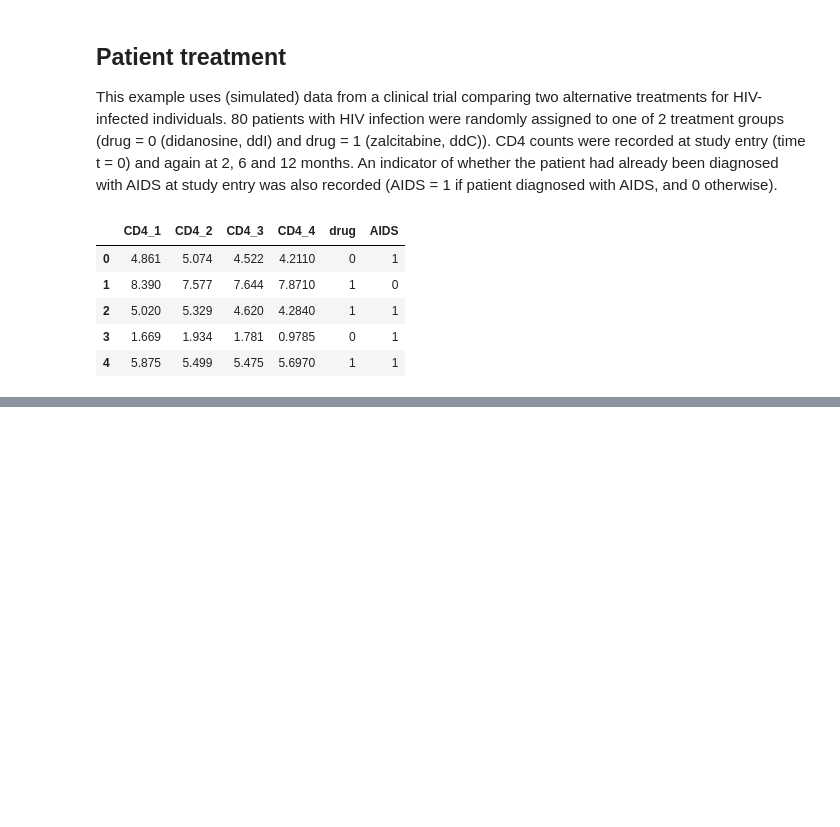
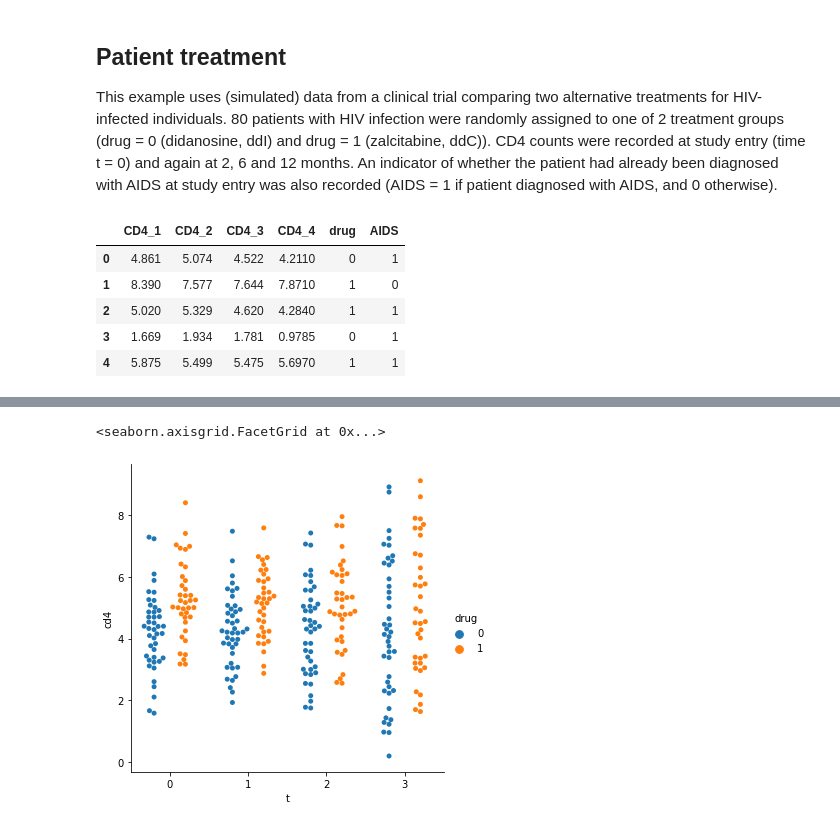
Before and after one commit to violafanfani/small_data, a Jupyter notebook: notebooks/notebook2_hierarchical_modeling_viola.ipynb, the cells around one changed output, grey strips where cells are left out. Cells and saved outputs as stored; diff of their text form; code cells hidden in the pictures; blank space fills up the shorter version.

```diff
--- a/notebooks/notebook2_hierarchical_modeling_viola.ipynb
+++ b/notebooks/notebook2_hierarchical_modeling_viola.ipynb
@@ -99,0 +119,5 @@ cd4.head()
+# %%
+sns.catplot('t','cd4',hue = 'drug', data = data, kind = 'swarm', dodge = 0.5)
+# %% [output]
+<seaborn.axisgrid.FacetGrid at 0x...>
+[figure, added]
```
Also changed, not shown: parts of 7 cells of this notebook, 2 other files.
